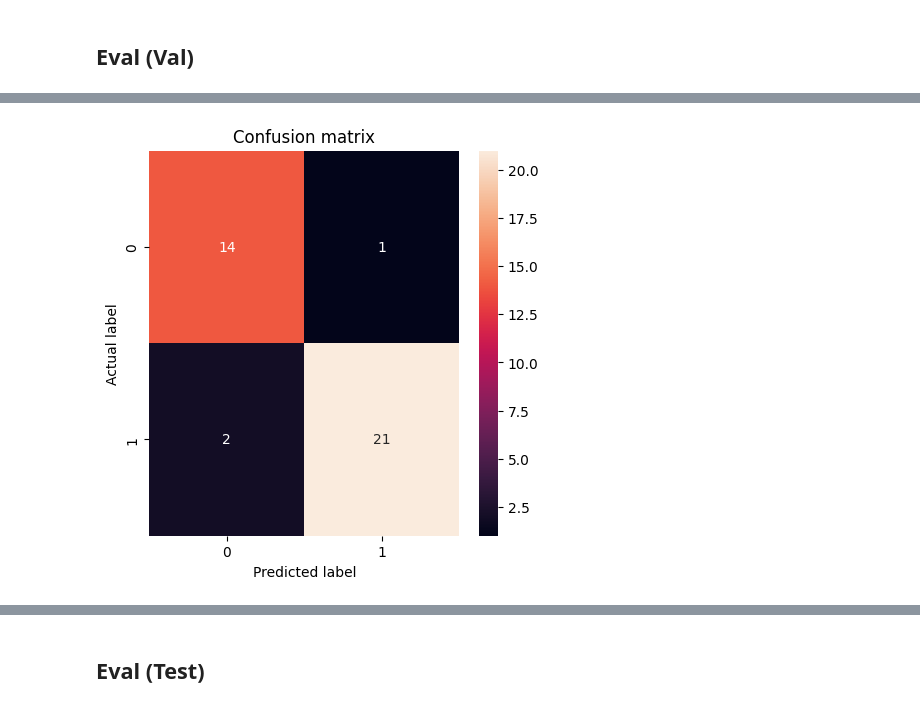
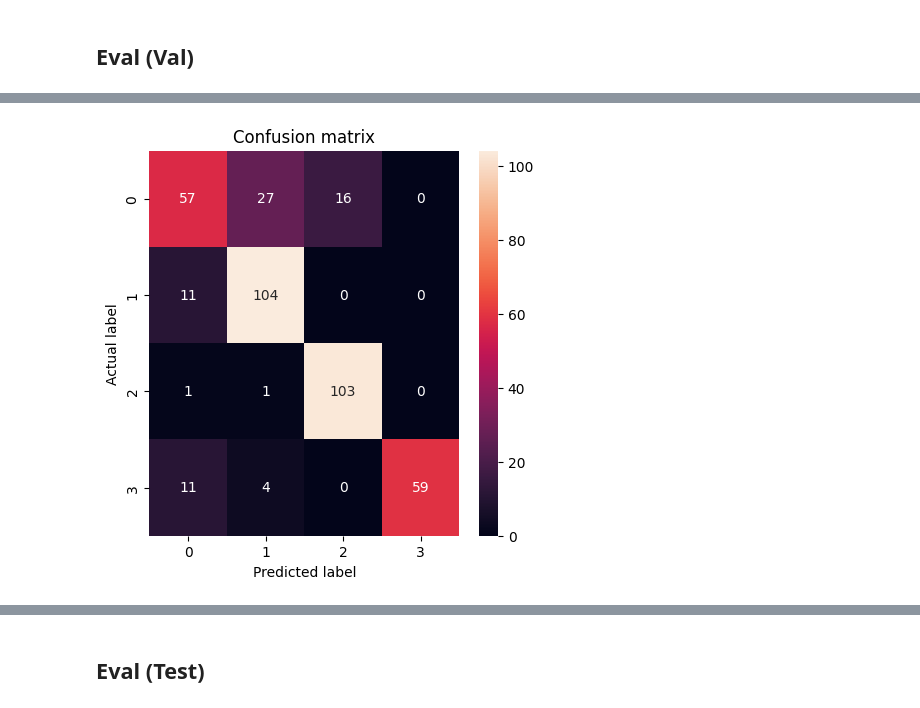
Before and after one commit to mattbarty/brain-tumour-categorical-classifier, a Jupyter notebook: brain-tumour.ipynb, the cells around one changed output, grey strips where cells are left out. Drawn from its saved outputs; the diff is of its cells as text; code cells hidden in the pictures.

```diff
--- a/brain-tumour.ipynb
+++ b/brain-tumour.ipynb
@@ -310,11 +365,7 @@ plt.show()
 # %%
-from tensorflow.keras.applications.vgg16 import VGG16, preprocess_input
+from tensorflow.keras.applications import efficientnet
 
-
-pre_trained_model = VGG16(input_shape = (150, 150, 3),
-                          include_top = False,
-                          classifier_activation='sigmoid',
-                          classes=1)
+pre_trained_model = efficientnet.EfficientNetB0(input_shape=(256, 256, 3), include_top=False, weights="imagenet")
 
 # Freeze the weights of the layers.
 for layer in pre_trained_model.layers:
@@ -378,15 +387,21 @@ myCallback = tf.keras.callbacks.EarlyStopping(
     patience=6,
     restore_best_weights=True
 )
+
+
+reduce_lr = ReduceLROnPlateau(monitor = 'val_acc', factor = 0.3, patience = 2, min_delta = 0.001,
+                              mode='auto',verbose=1)
 # %%
+from tensorflow.keras.optimizers.legacy import Adam
+
 model = tf.keras.Sequential([
     pre_trained_model,  # Pretrained base
+    tf.keras.layers.Dropout(0.4),
     tf.keras.layers.Flatten(),
-    tf.keras.layers.Dropout(0.5),
-    tf.keras.layers.Dense(1, activation="sigmoid")
+    tf.keras.layers.Dense(4, activation="softmax")
 ])
 
-model.compile(optimizer='adam', loss='binary_crossentropy', metrics=['acc'])
+model.compile(optimizer=Adam(learning_rate=0.0005), loss='categorical_crossentropy', metrics=['acc'])
 # %%
 model.summary()
 # %% [output]
@@ -409,4 +425,4 @@ Non-trainable params: 14714688 (56.13 MB)
 _________________________________________________________________
 # %%
-history = model.fit(train_generator, epochs=30, validation_data=validation_generator, verbose=1, callbacks=[myCallback])
+history = model.fit(train_generator, epochs=100, validation_data=validation_generator, verbose=1, callbacks=[reduce_lr, myCallback])
 # %% [output]
@@ -496,10 +512,10 @@ true_labels = validation_generator.classes
 predicted_probs = history.model.predict(validation_generator, steps=len(validation_generator))
 
 # Convert probabilities to class labels: if you're working on a binary classification problem
-predicted_labels = [1 if prob > 0.5 else 0 for prob in predicted_probs]
+# predicted_labels = [1 if prob > 0.5 else 0 for prob in predicted_probs]
 
 # If you're working on a multi-class classification problem, use argmax
-# predicted_labels = np.argmax(predicted_probs, axis=1)
+predicted_labels = np.argmax(predicted_probs, axis=1)
 
 # Compute the confusion matrix
 cm = confusion_matrix(true_labels, predicted_labels)
@@ -516,4 +532,4 @@ plt.show()
-[figure, old version]
+[figure, new version]
 # %%
 show_metrics(true_labels, predicted_labels)
 # %% [output]
```
Also changed, not shown: parts of 29 cells of this notebook.
